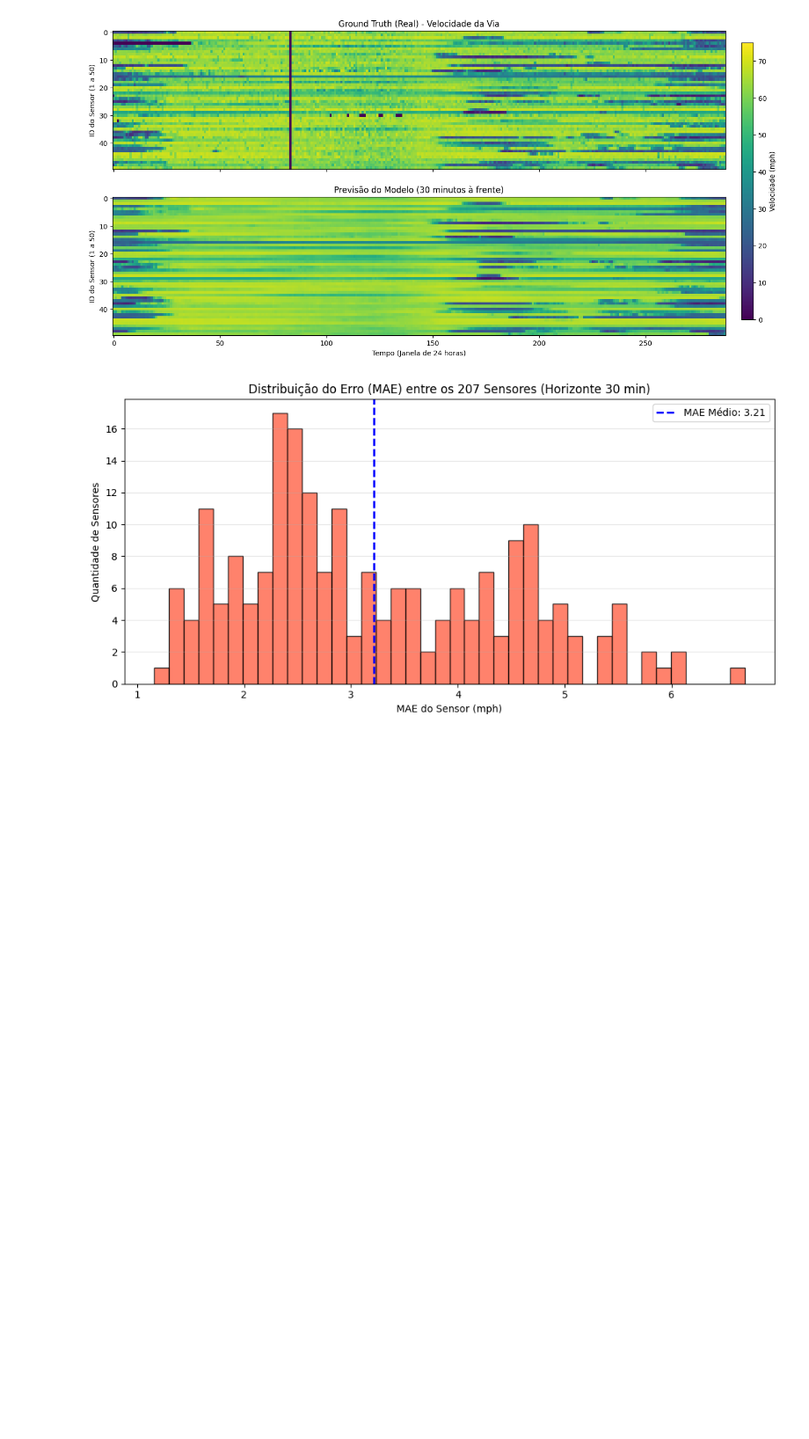
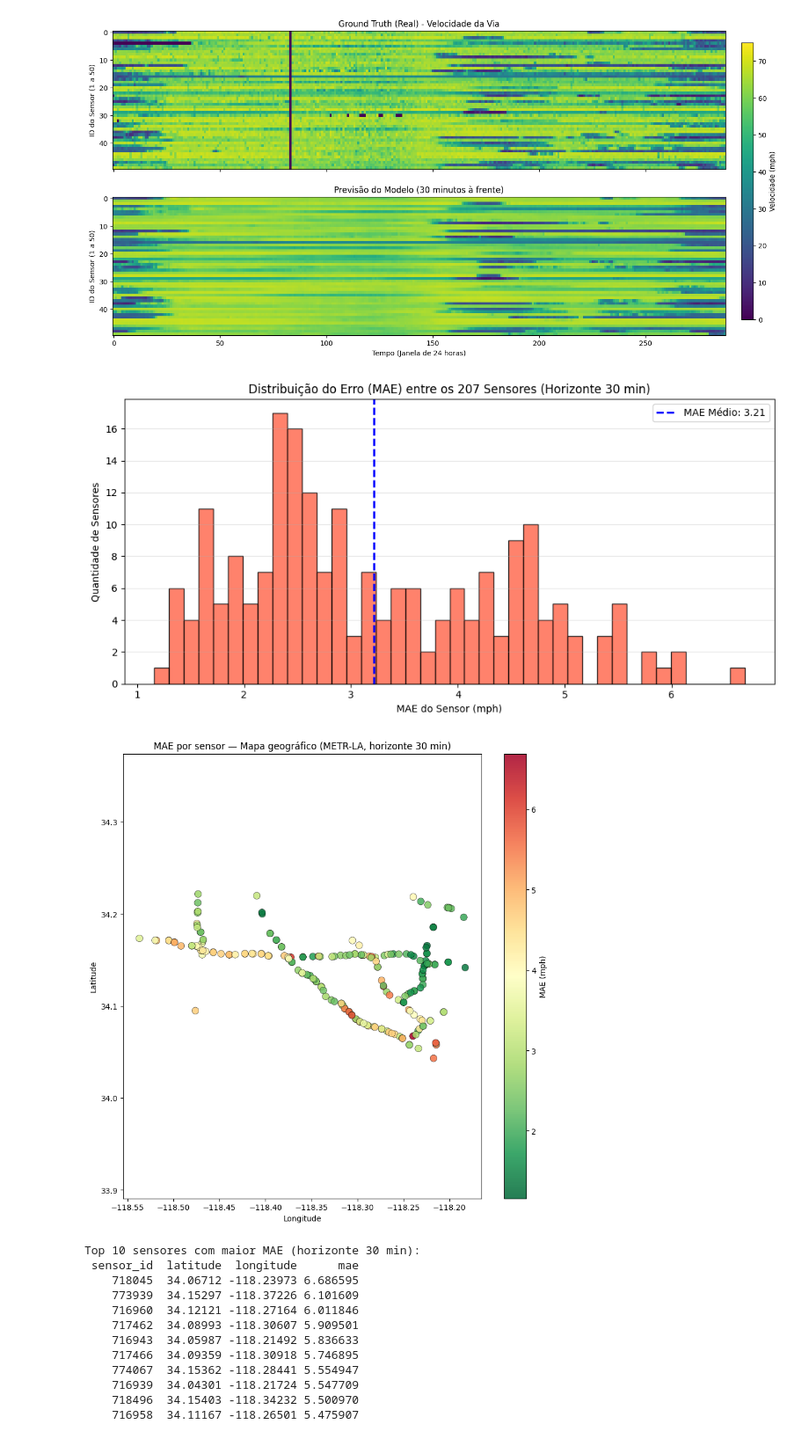
Before and after one commit to tomazcavalcantee/trabalho_final, a Jupyter notebook: train.ipynb, the cells around one changed output. Shown at 88% size. Cells and saved outputs as stored; diff of their text form; code cells hidden in the pictures; blank space fills up the shorter version.

```diff
--- a/train.ipynb
+++ b/train.ipynb
@@ -62,7 +57,7 @@ CONFIG = {
     'end_channels'      : 512,
     'kernel_size'       : 2,
     'n_blocks'          : 4,
-    'n_layers'          : 6,
+    'n_layers'          : 4,
     'gcn_depth'         : 2,
     'dropout'           : 0.3,
     'embed_dim'         : 20,
@@ -633,3 +628,60 @@ plt.tight_layout()
 plt.show()
 # %% [output]
 [figure]
+# %%
+# 1. Carrega as coordenadas dos sensores
+#    Formato esperado (graph_sensor_locations.csv): colunas incluem
+#    sensor_id, latitude, longitude  (a ordem das linhas == ordem dos 207 nós)
+locations = pd.read_csv('data/graph_sensor_locations.csv')
+
+# Sanity check -- garante que temos uma linha por sensor/nó
+assert len(locations) == targets_test.shape[1], (
+    f"Esperado {targets_test.shape[1]} sensores, "
+    f"encontrado {len(locations)} no CSV de localização."
+)
+
+# 2. node_mae já foi calculado no Plot 3 (lista de 207 valores, horizonte=30min)
+locations = locations.copy()
+locations['mae'] = node_mae
+
+# 3. Scatter geográfico colorido pelo erro
+fig, ax = plt.subplots(figsize=(9, 9))
+
+sc = ax.scatter(
+    locations['longitude'],
+    locations['latitude'],
+    c=locations['mae'],
+    cmap='RdYlGn_r',      # verde = baixo erro, vermelho = alto erro
+    s=80,
+    edgecolor='black',
+    linewidth=0.4,
+    alpha=0.85,
+)
+
+ax.set_title('MAE por sensor — Mapa geográfico (METR-LA, horizonte 30 min)')
+ax.set_xlabel('Longitude')
+ax.set_ylabel('Latitude')
+ax.set_aspect('equal', adjustable='datalim')
+fig.colorbar(sc, ax=ax, label='MAE (mph)')
+
+plt.tight_layout()
+plt.show()
+
+# 4. Top-10 sensores com maior erro -- candidatos a "interseção/entroncamento"
+top10 = locations.nlargest(10, 'mae')[['sensor_id', 'latitude', 'longitude', 'mae']]
+print("Top 10 sensores com maior MAE (horizonte 30 min):")
+print(top10.to_string(index=False))
+# %% [output]
+[figure, added]
+Top 10 sensores com maior MAE (horizonte 30 min):
+ sensor_id  latitude  longitude      mae
+    718045  34.06712 -118.23973 6.686595
+    773939  34.15297 -118.37226 6.101609
+    716960  34.12121 -118.27164 6.011846
+    717462  34.08993 -118.30607 5.909501
+    716943  34.05987 -118.21492 5.836633
+    717466  34.09359 -118.30918 5.746895
+    774067  34.15362 -118.28441 5.554947
+    716939  34.04301 -118.21724 5.547709
+    718496  34.15403 -118.34232 5.500970
+    716958  34.11167 -118.26501 5.475907
```
Also changed, not shown: parts of 1 cell of this notebook, 2 other files.
